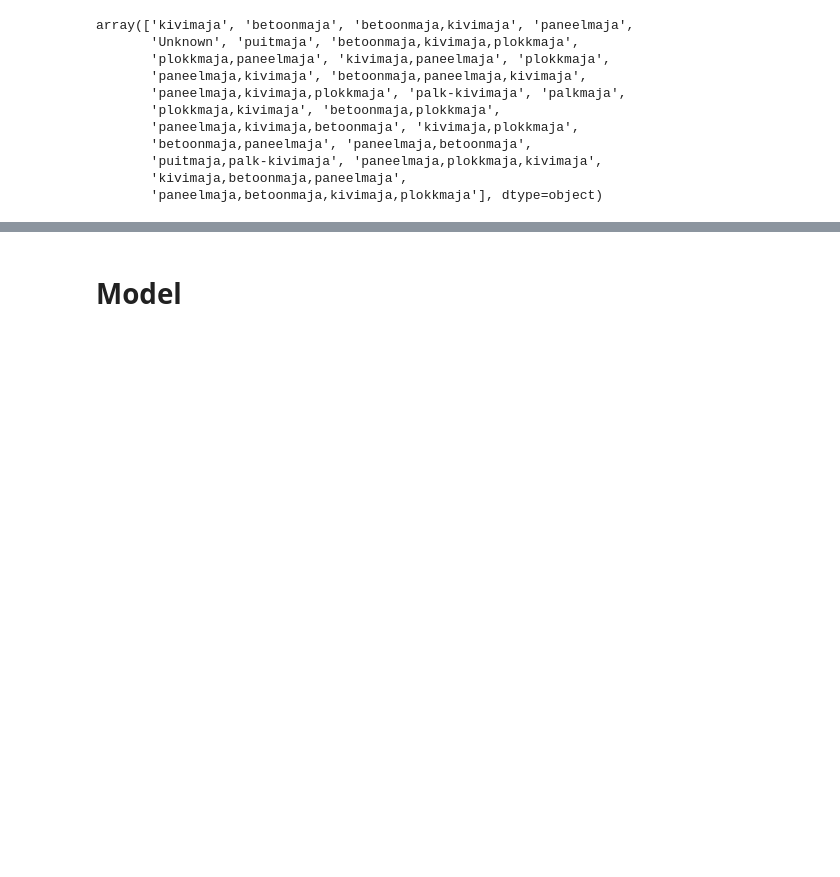
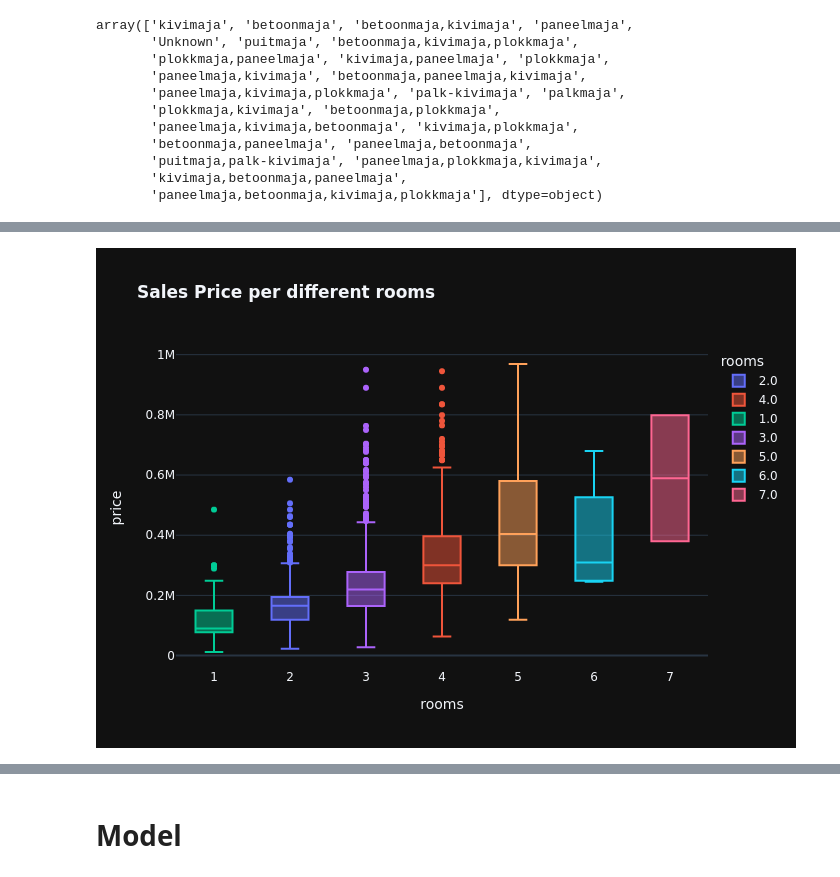
Before and after one commit to karelrappo/realestate, a Jupyter notebook: analysismodel.ipynb, the cells around one changed output, grey strips where cells are left out. Saved outputs shown, nothing was run; the diff lists cells and outputs as text; code cells hidden in the pictures; blank space fills up the shorter version.

```diff
--- a/analysismodel.ipynb
+++ b/analysismodel.ipynb
@@ -263,3 +285,4 @@ There are 202 entries for flag_needsrenovation
 # %%
-px.box(df,x='rooms',y='price',color='rooms',template='plotly_dark',title='<b> Sales Price per different rooms')
+graph1 = px.box(df,x='rooms',y='price',color='rooms',template='plotly_dark',title='<b> Sales Price per different rooms')
+graph1.show("png")
 # %% [output]
@@ -267 +289,2 @@ px.box(df,x='rooms',y='price',color='rooms',template='plotly_dark',title='<b> Sa
+[figure, added]
 # %%
```
Also changed, not shown: parts of 22 cells of this notebook.
